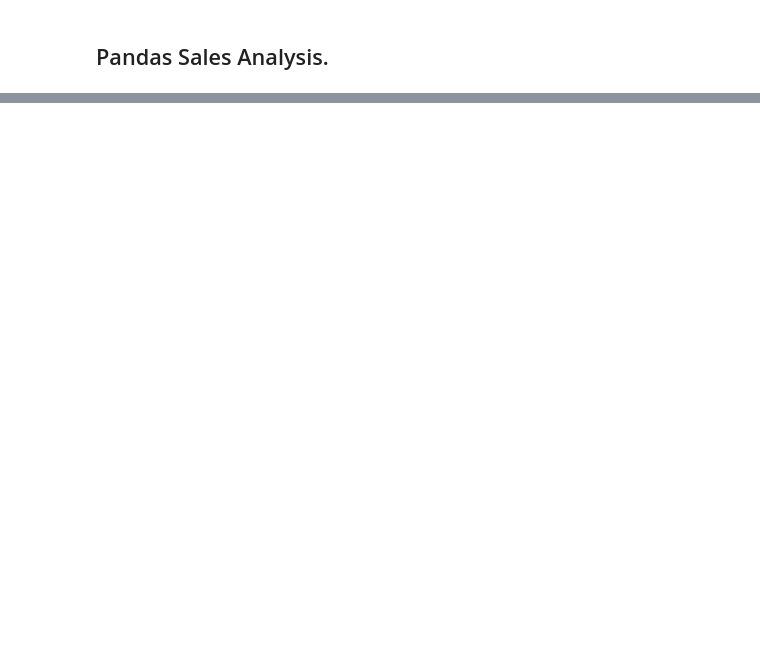
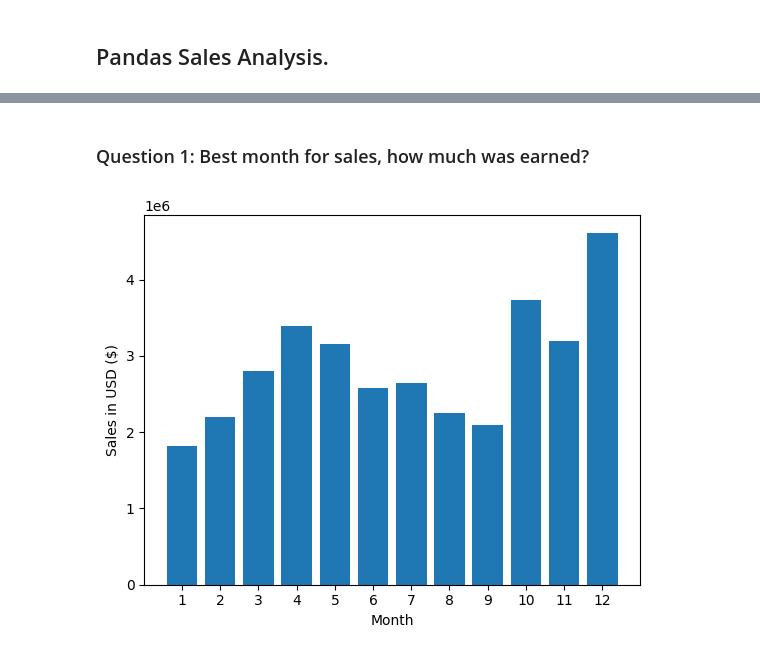
Before and after one commit to mitzu-93/sales-anal, a Jupyter notebook: Pandas Sales Analysis.ipynb, the cells around one changed output, grey strips where cells are left out. Drawn from its saved outputs; the diff is of its cells as text; code cells hidden in the pictures; blank space fills up the shorter version.

Commit message:
adding bar chart and datetime lib

```diff
--- a/Pandas Sales Analysis.ipynb
+++ b/Pandas Sales Analysis.ipynb
@@ -99,0 +102,4 @@ all_data.head()
+# %% [markdown]
+### Question 1: Best month for sales, how much was earned?
+# %%
+result = all_data.groupby('Month').sum('numeric')
@@ -99,0 +109,12 @@ all_data.head()
+# %%
+for m in range(1,13):
+    m = datetime_objext.steftime('')
+
+
+plt.bar(months, result['Sales'])
+plt.xticks(months)
+plt.ylabel('Sales in USD ($)')
+plt.xlabel('Month')
+plt.show()
+# %% [output]
+[figure, added]
```
Also changed, not shown: parts of 12 cells of this notebook.
